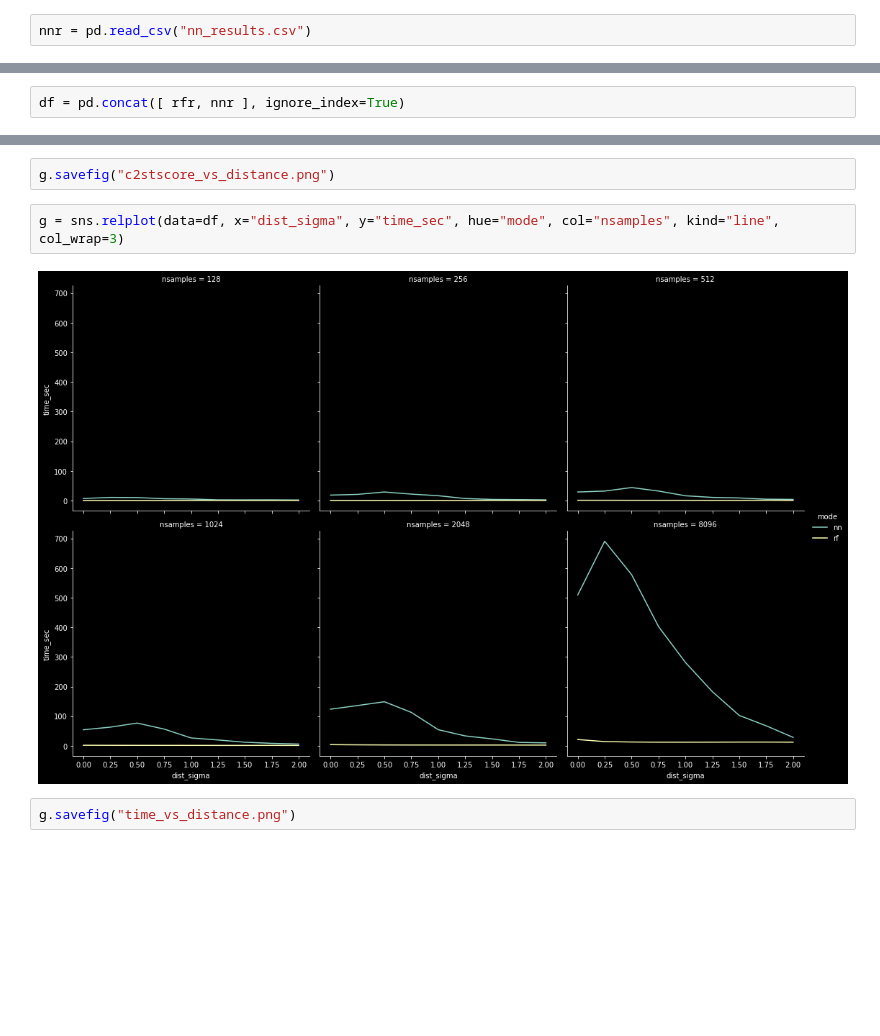
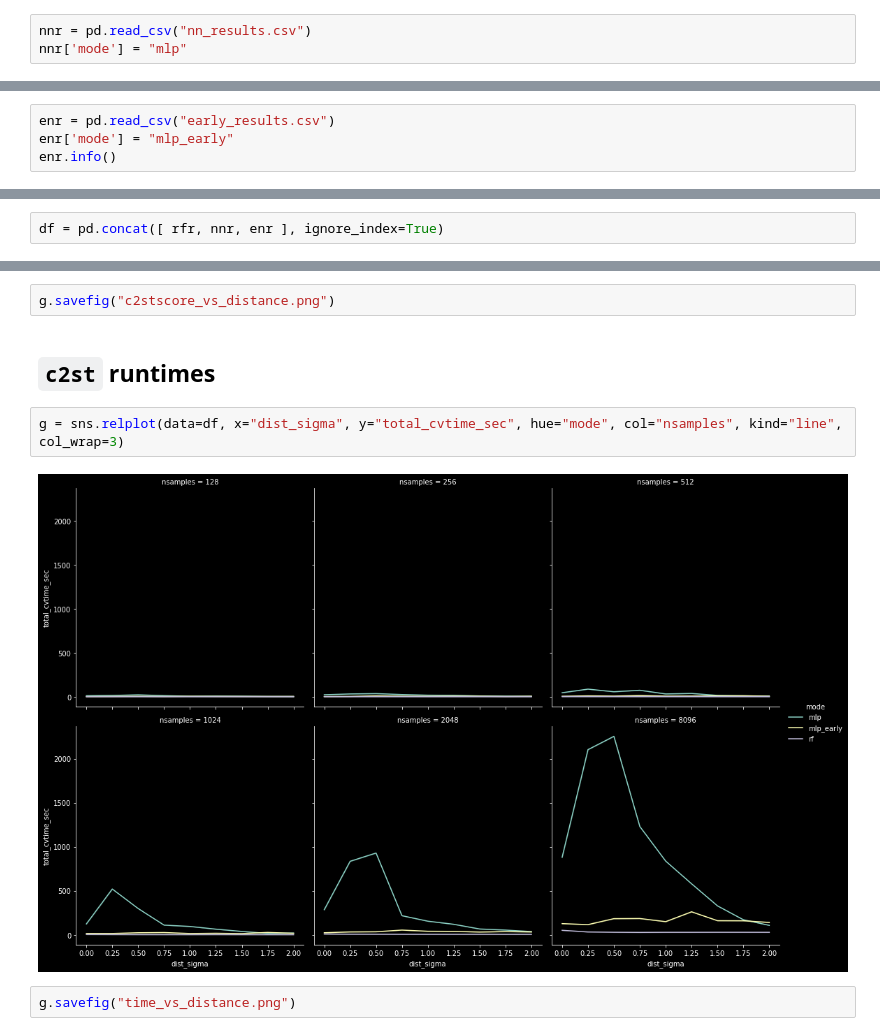
Before and after one commit to psteinb/c2st, a Jupyter notebook: rsc/c2st_results.ipynb, the cells around one changed output, grey strips where cells are left out. Saved outputs shown, nothing was run; the diff lists cells and outputs as text; blank space fills up the shorter version.

Commit message:
updated results with early stopping

```diff
--- a/rsc/c2st_results.ipynb
+++ b/rsc/c2st_results.ipynb
@@ -23,5 +26,6 @@ memory usage: 2.7+ KB
 # %%
 nnr = pd.read_csv("nn_results.csv")
+nnr['mode'] = "mlp"
 # %%
 nnr.info()
 # %% [output]
@@ -40,0 +48,4 @@ memory usage: 2.7+ KB
+# %%
+enr = pd.read_csv("early_results.csv")
+enr['mode'] = "mlp_early"
+enr.info()
@@ -41,4 +69,4 @@ memory usage: 2.7+ KB
 # %%
-df = pd.concat([ rfr, nnr ], ignore_index=True)
+df = pd.concat([ rfr, nnr, enr ], ignore_index=True)
 # %%
 df = df.astype({"mode":"category"})
@@ -79,9 +118,11 @@ We can also see, that with decreasing `nsamples` accuracy values start to become
 # %%
 g.savefig("c2stscore_vs_distance.png")
+# %% [markdown]
+## `c2st` runtimes
 # %%
-g = sns.relplot(data=df, x="dist_sigma", y="time_sec", hue="mode", col="nsamples", kind="line", col_wrap=3)
+g = sns.relplot(data=df, x="dist_sigma", y="total_cvtime_sec", hue="mode", col="nsamples", kind="line", col_wrap=3)
 # %% [output]
-[figure, old version]
+[figure, new version]
 # %%
 g.savefig("time_vs_distance.png")
 # %% [markdown]
```
Also changed, not shown: parts of 11 cells of this notebook, 5 other files.
